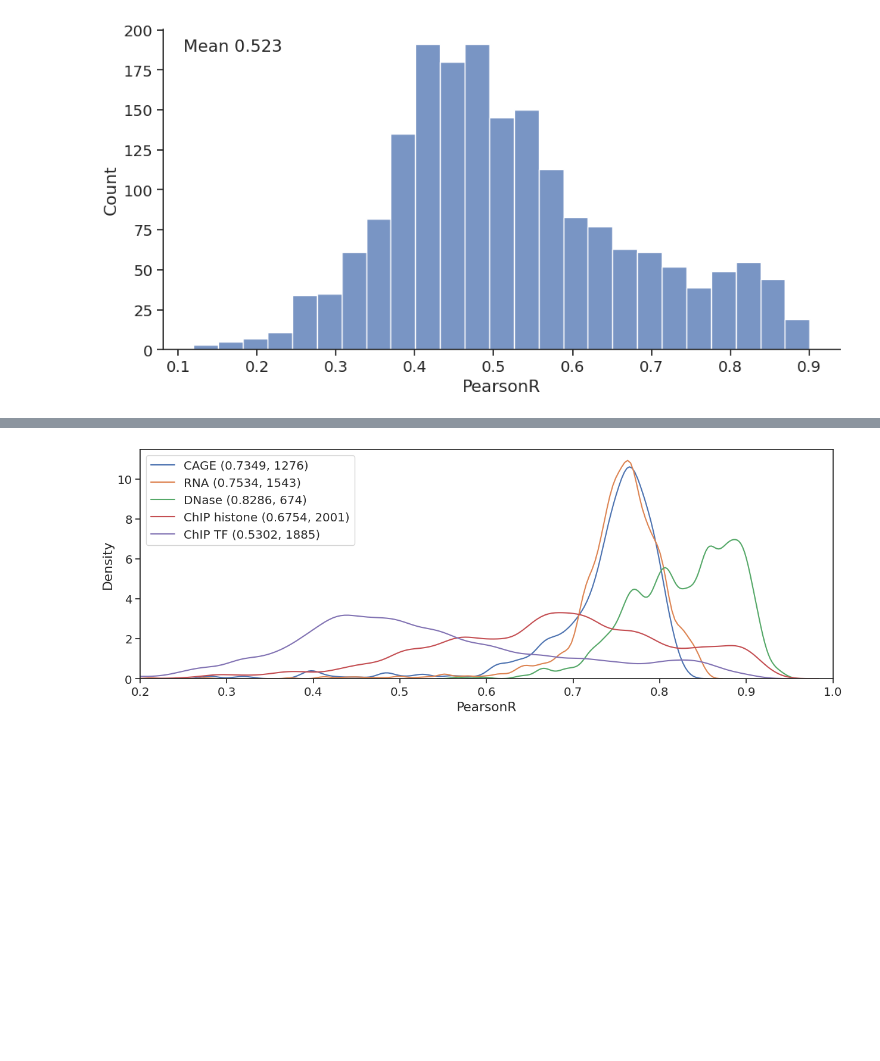
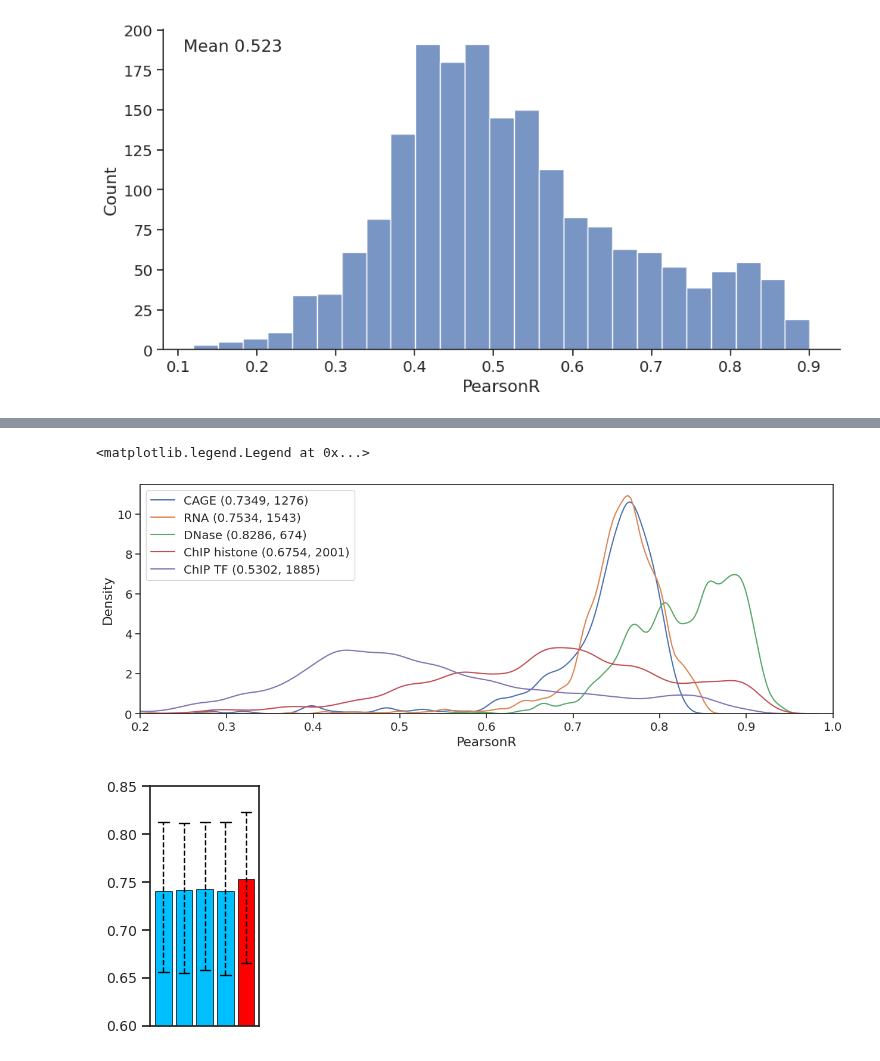
Before and after one commit to calico/borzoi-paper, a Jupyter notebook: analysis/test_expression/plot_expr_histo_bins.ipynb, the cells around one changed output, grey strips where cells are left out. Saved outputs shown, nothing was run; the diff lists cells and outputs as text; code cells hidden in the pictures; blank space fills up the shorter version.

Commit message:
Updated analyses / plots due to revision.

```diff
--- a/analysis/test_expression/plot_expr_histo_bins.ipynb
+++ b/analysis/test_expression/plot_expr_histo_bins.ipynb
@@ -44,7 +44,7 @@ for ci in range(num_crosses):
     cross_accs.append(cross_acc_df.pearsonr)
 
 #Load ensemble performance (store as last cross)
-cross_acc_file = '%s/f3e/eval0/test/acc.txt' % train_dir
+cross_acc_file = '%s/f3e/eval0-32/test/acc.txt' % train_dir
 cross_acc_df = pd.read_csv(cross_acc_file, sep='\t', index_col=0)
 cross_accs.append(cross_acc_df.pearsonr)
 
@@ -208,4 +209,39 @@ plt.legend()
 
 plt.savefig('acc_kde1_ens.pdf')
 # %% [output]
+<matplotlib.legend.Legend at 0x...>
 [figure]
+# %%
+#Plot average bin-level performance metrics, with 5th / 95th percentiles, for replicates and ensemble
+
+q_lo = 0.05
+q_hi = 0.95
+
+#Get mean and quantiles
+acc_mean = np.mean(cross_accs[:,rna_mask], axis=1)
+acc_lo = np.quantile(cross_accs[:,rna_mask], q=q_lo, axis=1)
+acc_hi = np.quantile(cross_accs[:,rna_mask], q=q_hi, axis=1)
+
+f = plt.figure(figsize=(2, 3))
+
+plt.bar([0, 1, 2, 3], acc_mean[:-1], color='deepskyblue', edgecolor='black', linewidth=0.5)
+plt.bar([4], acc_mean[-1:], color='red', edgecolor='black', linewidth=0.5)
+
+#Loop over replicates (last is ensemble)
+for j in range(5) :
+    plt.plot([j, j], [acc_lo[j], acc_hi[j]], linewidth=1, color='black', linestyle='--')
+    plt.plot([j - 0.25, j + 0.25], [acc_lo[j], acc_lo[j]], linewidth=1, color='black', linestyle='-')
+    plt.plot([j - 0.25, j + 0.25], [acc_hi[j], acc_hi[j]], linewidth=1, color='black', linestyle='-')
+
+plt.xticks([], [])
+plt.yticks(fontsize=10)
+
+plt.ylim(0.60, 0.85)
+
+plt.tight_layout()
+
+plt.savefig('acc_rna_bars.eps')
+
+plt.show()
+# %% [output]
+[figure, added]
```
Also changed, not shown: parts of 2 cells of this notebook, 7 other files.
